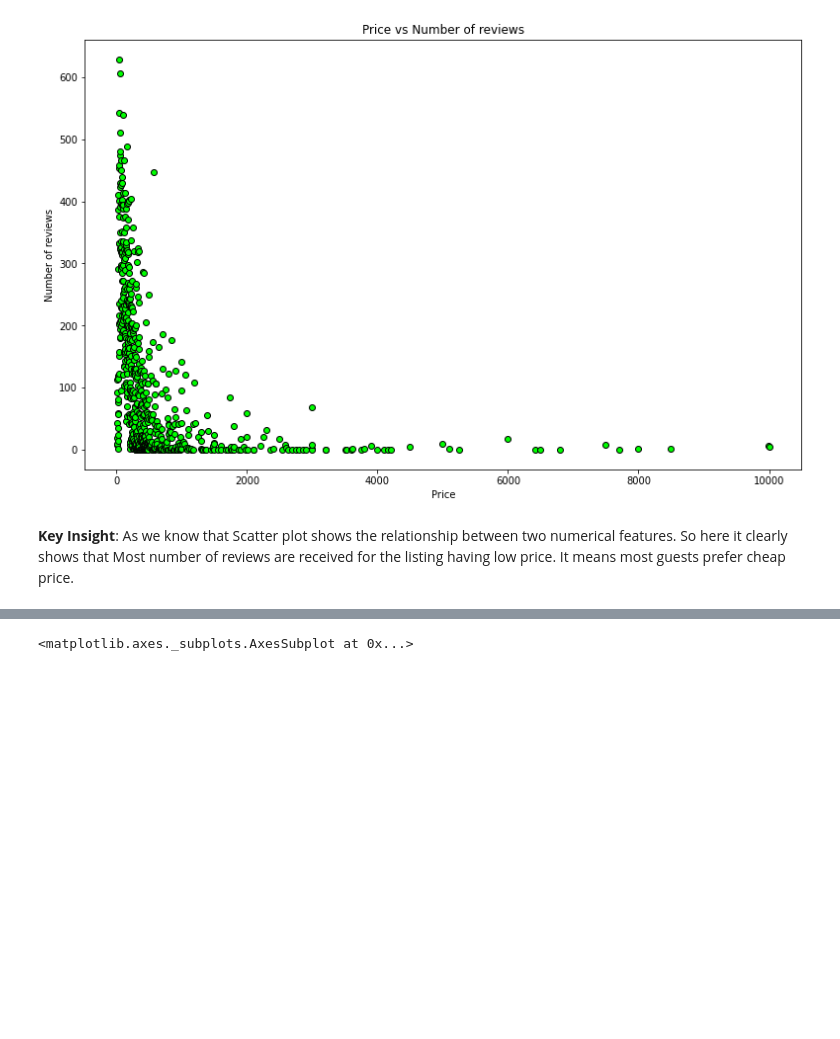
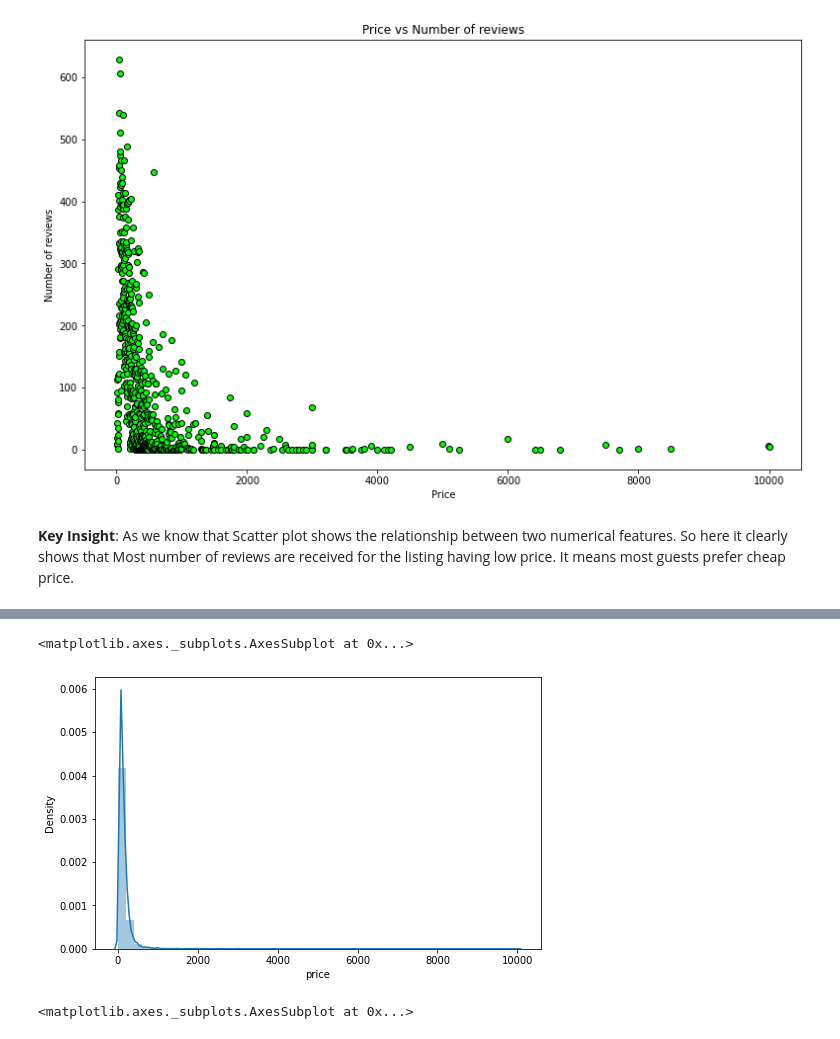
Before and after one commit to MOHD-TAUFIQUE/Airbnb-EDA_Capstone-Project, a Jupyter notebook: Mohd_Taufique_Notebook__Airbnb_Bookings_Analysis_Capstone_Project.ipynb, the cells around one changed output, grey strips where cells are left out. Drawn from its saved outputs; the diff is of its cells as text; code cells hidden in the pictures; blank space fills up the shorter version.

```diff
--- a/Mohd_Taufique_Notebook__Airbnb_Bookings_Analysis_Capstone_Project.ipynb
+++ b/Mohd_Taufique_Notebook__Airbnb_Bookings_Analysis_Capstone_Project.ipynb
@@ -405,3 +406,8 @@ plt.show()
+# %%
+sns.distplot(airbnb_df['price'])
+# %% [output]
+<matplotlib.axes._subplots.AxesSubplot at 0x...>
+[figure, added]
 # %%
 # obtain a bar chart of the proportion of Airbnb listings in five boroughs/Neighbourhood_group
 (airbnb_df_copy.neighbourhood_group.value_counts()/airbnb_df_copy.shape[0]).plot.bar(cmap='Pastel1',title='Proportion of Airbnb listings across boroughs')
```
Also changed, not shown: parts of 5 cells of this notebook.
